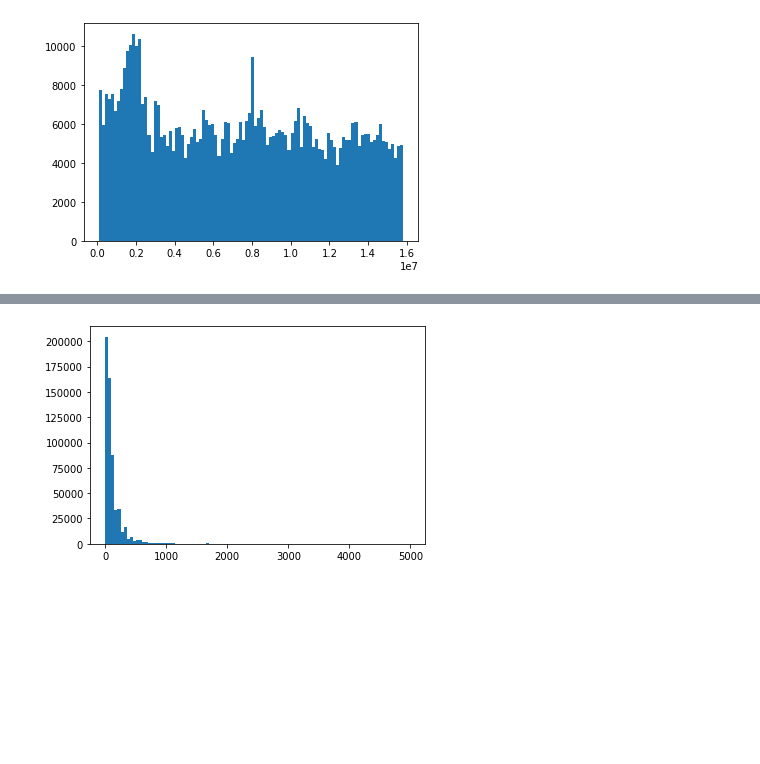
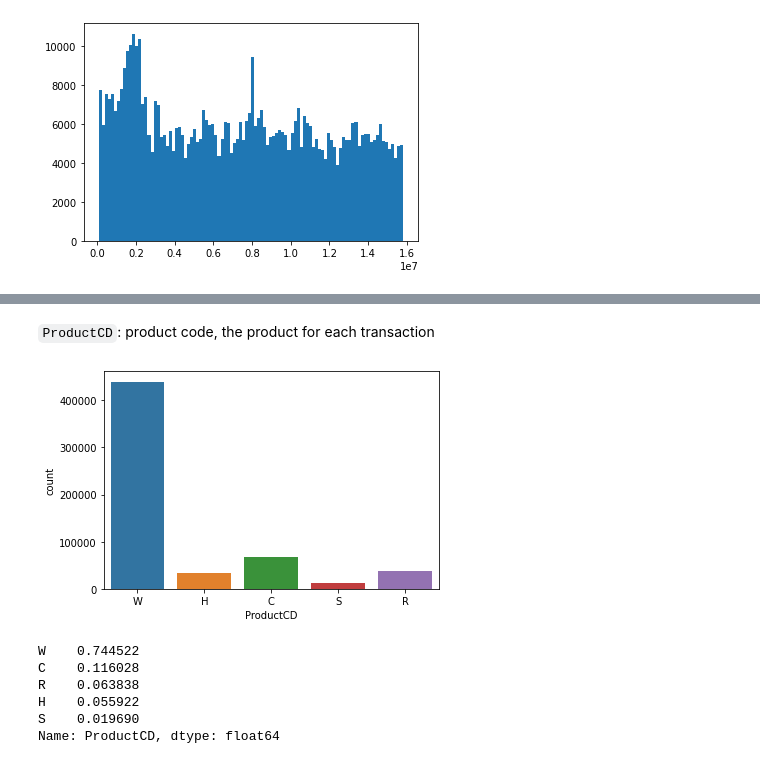
Before and after one commit to talanthier/IEEE-Fraud-Detection, a Jupyter notebook: exploration-01.ipynb, the cells around one changed output, grey strips where cells are left out. Saved outputs shown, nothing was run; the diff lists cells and outputs as text; code cells hidden in the pictures; blank space fills up the shorter version.

```diff
--- a/exploration-01.ipynb
+++ b/exploration-01.ipynb
@@ -61,5 +70,16 @@ plt.show()
-# %%
-plt.hist(train[train['TransactionAmt'] < 5000]['TransactionAmt'], bins = 100) # only transactions less than $
-plt.show()
-# %% [output]
-[figure, removed]
+# %% [markdown]
+`ProductCD`: product code, the product for each transaction
+# %%
+sns.countplot(x = train['ProductCD'])
+plt.show()
+# %% [output]
+[figure, added]
+# %%
+train['ProductCD'].value_counts(normalize = True, dropna = False)
+# %% [output]
+W    0.744522
+C    0.116028
+R    0.063838
+H    0.055922
+S    0.019690
+Name: ProductCD, dtype: float64
```
Also changed, not shown: parts of 13 cells of this notebook.
